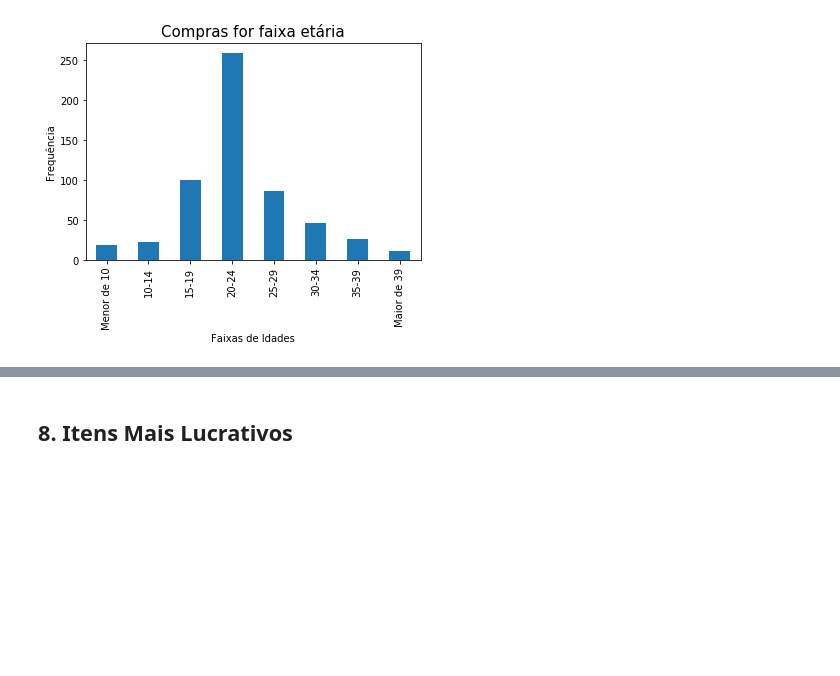
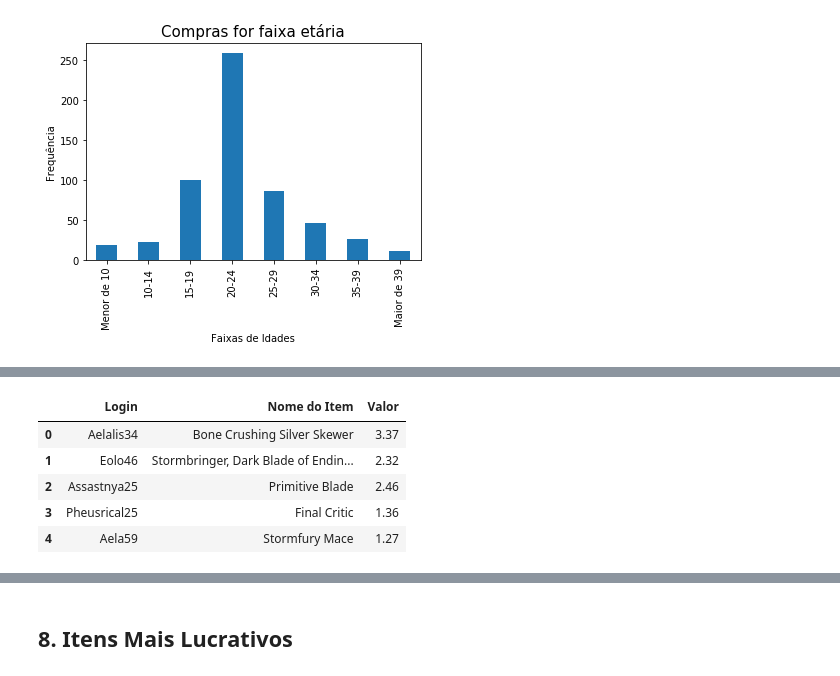
Before and after one commit to ralsouza/python_fundamentos, a Jupyter notebook: src/05_desafio/05_missao05.ipynb, the cells around one changed output, grey strips where cells are left out. Saved outputs shown, nothing was run; the diff lists cells and outputs as text; code cells hidden in the pictures; blank space fills up the shorter version.

```diff
--- a/src/05_desafio/05_missao05.ipynb
+++ b/src/05_desafio/05_missao05.ipynb
@@ -311,0 +322,9 @@ Text(0.5, 0, 'Faixas de Idades')
+# %%
+consumidores_populares.head(5)
+# %% [output]
+|  | Login | Nome do Item | Valor |
+| 0 | Aelalis34 | Bone Crushing Silver Skewer | 3.37 |
+| 1 | Eolo46 | Stormbringer, Dark Blade of Endin... | 2.32 |
+| 2 | Assastnya25 | Primitive Blade | 2.46 |
+| 3 | Pheusrical25 | Final Critic | 1.36 |
+| 4 | Aela59 | Stormfury Mace | 1.27 |
```
Also changed, not shown: parts of 16 cells of this notebook.
